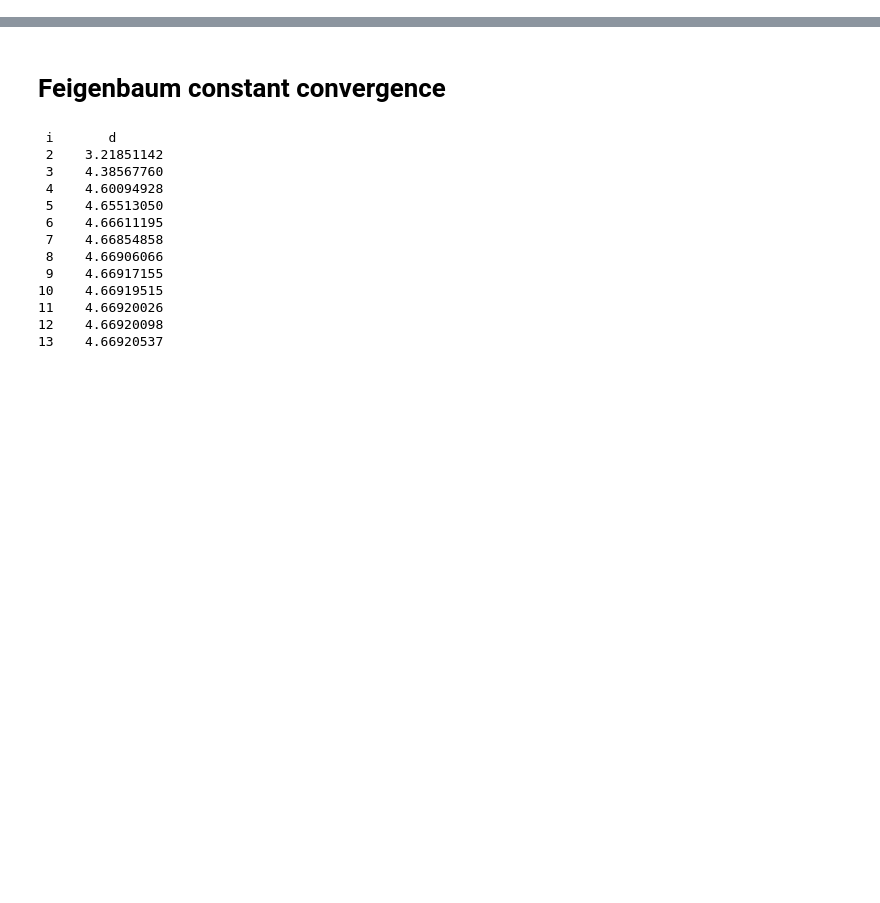
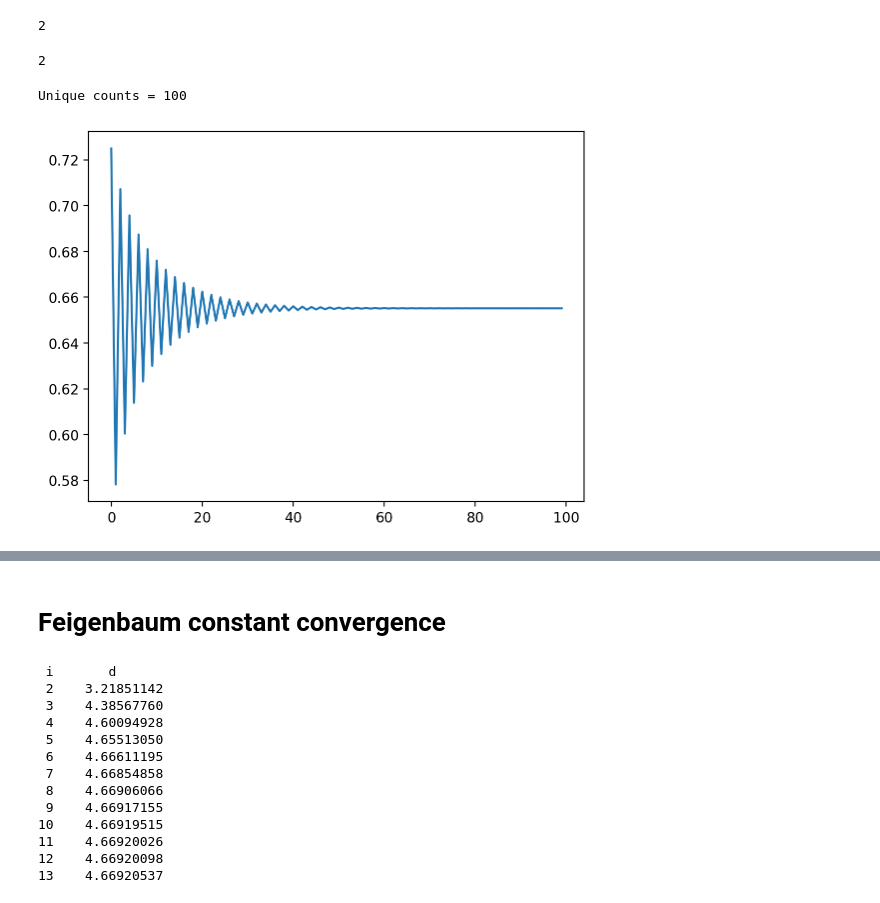
Before and after one commit to erbilcanartun/feigenbaum-constant, a Jupyter notebook: feigenbaum_constant.ipynb, the cells around one changed output, grey strips where cells are left out. Drawn from its saved outputs; the diff is of its cells as text; code cells hidden in the pictures; blank space fills up the shorter version.

```diff
--- a/feigenbaum_constant.ipynb
+++ b/feigenbaum_constant.ipynb
@@ -19,3 +75,25 @@ Unique counts = 100
+# %%
+np.unique(rounded_series).size
+# %% [output]
+2
+# %%
+from collections import Counter
+len(Counter(rounded_series))
+# %% [output]
+2
+# %%
+r = 2.9
+N = 1000
+
+series = generate_series(r, 0.5, N)
+rounded_series = array_round(series, 3)
+unique_values = np.unique(rounded_series)
+unique_count = len(unique_values)
+print("Unique counts =", unique_count)
+plt.plot(series, marker='');
+# %% [output]
+Unique counts = 100
+[figure, added]
 # %%
 parameter_range = (0.9, 4)
 
```
Also changed, not shown: parts of 8 cells of this notebook, 1 other file.
